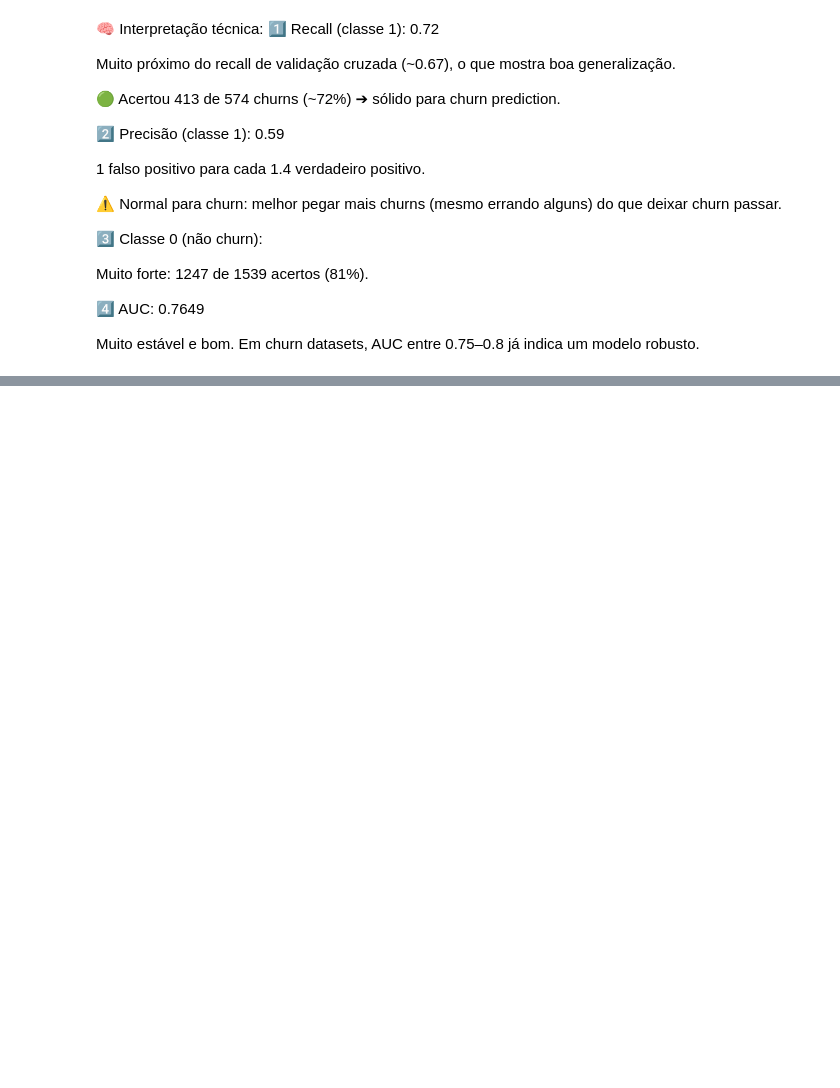
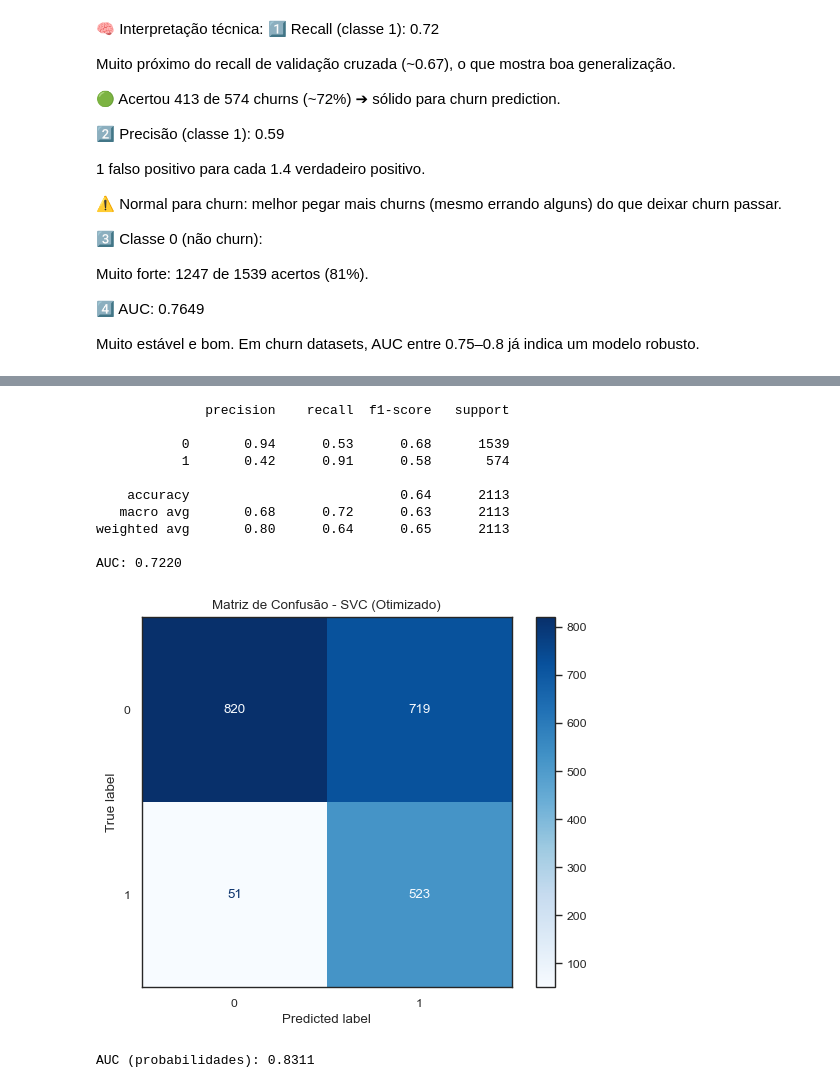
Before and after one commit to marcosilvaa/churn-prediction, a Jupyter notebook: projeto_churn.ipynb, the cells around one changed output, grey strips where cells are left out. Cells and saved outputs as stored; diff of their text form; code cells hidden in the pictures; blank space fills up the shorter version.

```diff
--- a/projeto_churn.ipynb
+++ b/projeto_churn.ipynb
@@ -784,0 +910,36 @@ df
+# %%
+# Melhor modelo
+best_model = search.best_estimator_
+
+# Ajuste final com todo X_train
+best_model.fit(X_train, y_train)
+
+# Previsão no conjunto de testes
+y_pred = best_model.predict(X_test)
+
+# Avaliação dos resultados
+print(classification_report(y_test, y_pred))
+print("AUC: {:.4f}".format(roc_auc_score(y_test, y_pred)))
+
+# Matriz de Confusão
+ConfusionMatrixDisplay.from_predictions(y_test, y_pred, cmap="Blues")
+plt.title("Matriz de Confusão - SVC (Otimizado)")
+plt.grid(False)
+plt.show()
+
+# Probabilidades para AUC real
+y_pred_prob = best_model.predict_proba(X_test)[:, 1]
+print("AUC (probabilidades): {:.4f}".format(roc_auc_score(y_test, y_pred_prob)))
+# %% [output]
+              precision    recall  f1-score   support
+
+           0       0.94      0.53      0.68      1539
+           1       0.42      0.91      0.58       574
+
+    accuracy                           0.64      2113
+   macro avg       0.68      0.72      0.63      2113
+weighted avg       0.80      0.64      0.65      2113
+
+AUC: 0.7220
+[figure, added]
+AUC (probabilidades): 0.8311
```
Also changed, not shown: parts of 14 cells of this notebook.
